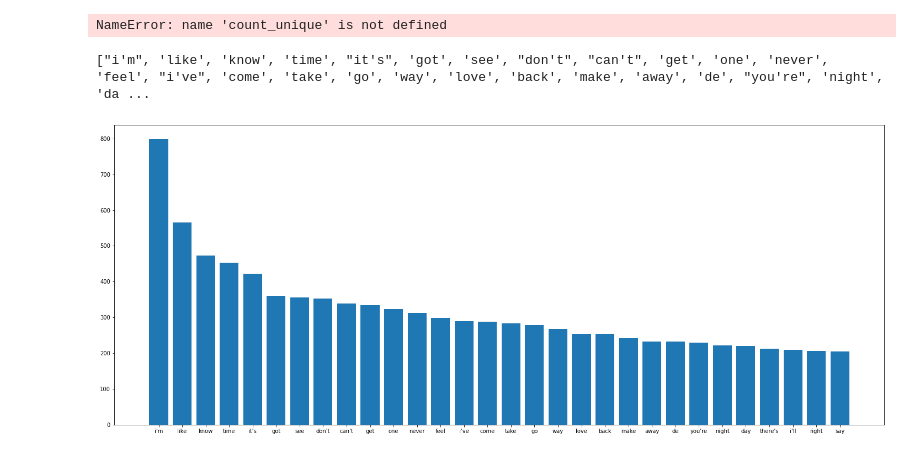
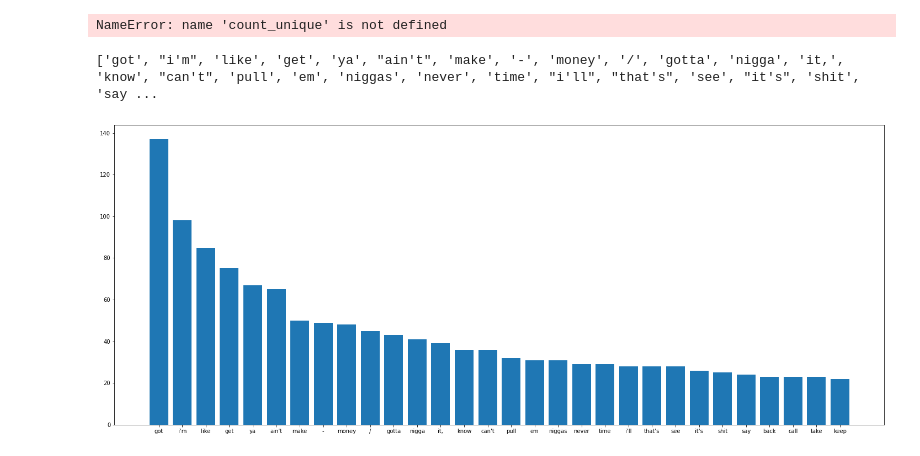
Before and after one commit to samrubicon/COMP4447_FinalProject, a Jupyter notebook: nlp.ipynb, the cells around one changed output. Saved outputs shown, nothing was run; the diff lists cells and outputs as text; code cells hidden in the pictures.

```diff
--- a/nlp.ipynb
+++ b/nlp.ipynb
@@ -35,7 +35,7 @@ def clean_text(row):
     return lyrics_text
 # %%
 
-scrape_df = pd.read_csv("scrape_data3.csv", usecols=np.r_[1:16], low_memory=False, encoding='utf-8', dtype={'Release Genre': str})
+scrape_df = pd.read_csv("scrape_3/scrape_data_Aug-20-2021_013514.csv", usecols=np.r_[1:16], low_memory=False, encoding='utf-8', dtype={'Release Genre': str})
 scrape_df.index = [x for x in range(1, len(scrape_df.values)+1)]
 scrape_df.index.name = 'id'
 scrape_df = scrape_df.drop_duplicates(subset = ["Release URL"])
@@ -94,10 +88,17 @@ Name: Release Genre, dtype: int64
 gen1 = 'alternative'
 gen2 = 'rock'
 gen3 = 'hip-hop-rap'
+
+loc1 = 'Los Angeles'
+loc2 = 'New York'
+#loc3 = ''
 # %%
+
 comp1 = []
 comp2 = []
 comp3 = []
+comp4 = []
+comp5 = []
 
 for index, row in scrape_df.iterrows():
     if gen1 in scrape_df.at[index,'Release Genre']:
@@ -109,6 +110,12 @@ for index, row in scrape_df.iterrows():
     if gen3 in scrape_df.at[index,'Release Genre']:
         for w in scrape_df.at[index,'Lyrics Tokens']:
             comp3.append(w)
+    if gen3 in scrape_df.at[index,'Release Genre'] and loc1 in scrape_df.at[index,'Artist Location']:
+        for w in scrape_df.at[index,'Lyrics Tokens']:
+            comp4.append(w)
+    if gen3 in scrape_df.at[index,'Release Genre'] and loc2 in scrape_df.at[index,'Artist Location']:
+        for w in scrape_df.at[index,'Lyrics Tokens']:
+            comp5.append(w)
 
 all_stopwords = stopwords.words('english')
 #go_list = ['and', 'And', 'But', 'but']
@@ -116,9 +123,12 @@ all_stopwords = stopwords.words('english')
 #comp1=[contractions.fix(word) for word in comp1]
 #comp2=[contractions.fix(word) for word in comp2]
 #comp3=[contractions.fix(word) for word in comp3]
+
 comp1_s = [word.lower().strip().replace('\xe2', "'").replace("’", "'") for word in comp1 if not word.lower() in all_stopwords]
 comp2_s = [word.lower().strip().replace('\xe2', "'").replace("’", "'") for word in comp2 if not word.lower() in all_stopwords]
 comp3_s = [word.lower().strip().replace('\xe2', "'").replace("’", "'") for word in comp3 if not word.lower() in all_stopwords]
+comp4_s = [word.lower().strip().replace('\xe2', "'").replace("’", "'") for word in comp4 if not word.lower() in all_stopwords]
+comp5_s = [word.lower().strip().replace('\xe2', "'").replace("’", "'") for word in comp5 if not word.lower() in all_stopwords]
 # %%
 import matplotlib.pyplot as plt
 
@@ -179,20 +209,20 @@ NameError: name 'count_unique' is not defined
 # %%
 import collections
 
-counter = collections.Counter(comp2_s)
+counter = collections.Counter(comp5_s)
 
 top_ten = counter.most_common(30)
 
 top_ten_index = []
 top_ten_value = []
 
 for index, value in top_ten:
     top_ten_index.append(index)
     top_ten_value.append(value)
 print(top_ten_index)
 plt.figure(figsize=(25,10))
 
 plt.bar(top_ten_index,top_ten_value);
 # %% [output]
-["i'm", 'like', 'know', 'time', "it's", 'got', 'see', "don't", "can't", 'get', 'one', 'never', 'feel', "i've", 'come', 'take', 'go', 'way', 'love', 'back', 'make', 'away', 'de', "you're", 'night', 'da ...
+['got', "i'm", 'like', 'get', 'ya', "ain't", 'make', '-', 'money', '/', 'gotta', 'nigga', 'it,', 'know', "can't", 'pull', 'em', 'niggas', 'never', 'time', "i'll", "that's", 'see', "it's", 'shit', 'say ...
-[figure, old version]
+[figure, new version]
```
Also changed, not shown: parts of 7 cells of this notebook.
